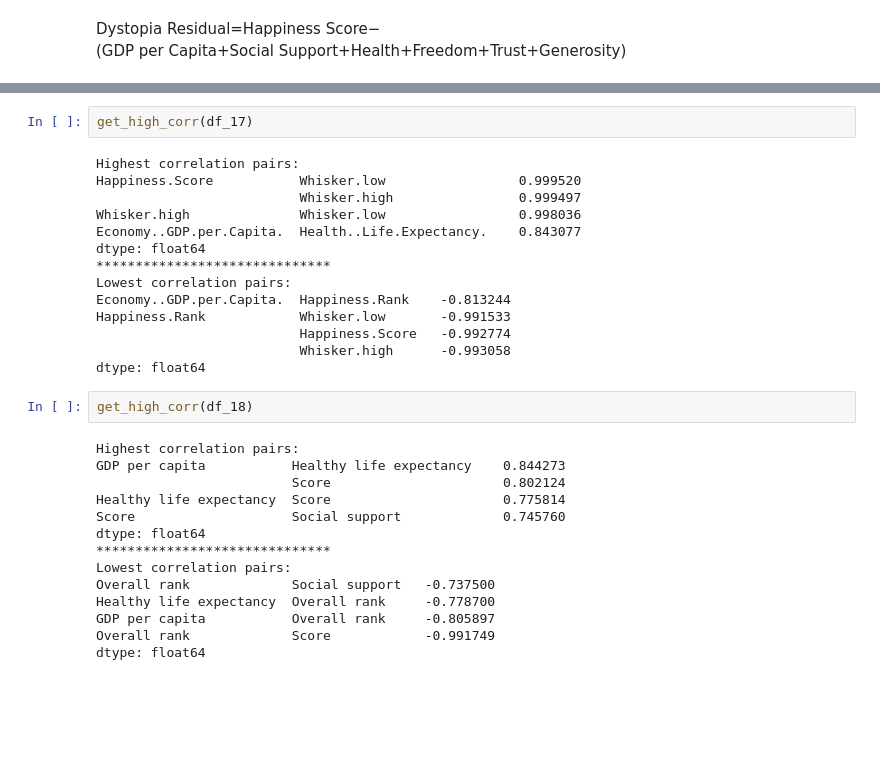
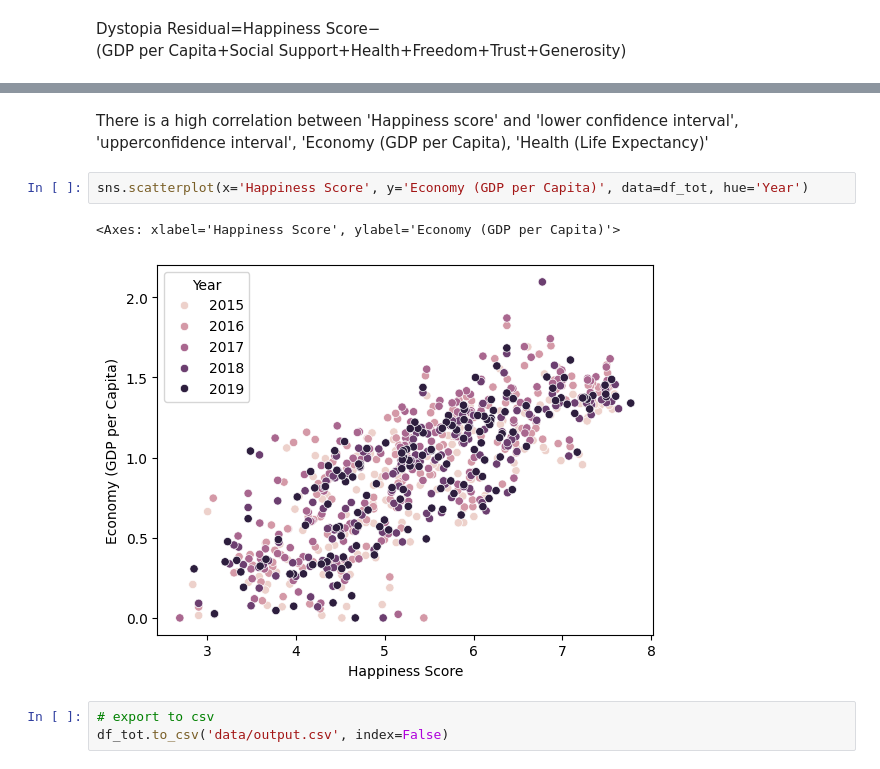
Before and after one commit to Rahifhiba/World-happiness-Report, a Jupyter notebook: data_study.ipynb, the cells around one changed output, grey strips where cells are left out. Cells and saved outputs as stored; diff of their text form; blank space fills up the shorter version.

```diff
--- a/data_study.ipynb
+++ b/data_study.ipynb
@@ -524,32 +525,10 @@ dtype: float64
-# %%
-get_high_corr(df_17)
-# %% [output]
-Highest correlation pairs:
-Happiness.Score           Whisker.low                 0.999520
-                          Whisker.high                0.999497
-Whisker.high              Whisker.low                 0.998036
-Economy..GDP.per.Capita.  Health..Life.Expectancy.    0.843077
-dtype: float64
-******************************
-Lowest correlation pairs:
-Economy..GDP.per.Capita.  Happiness.Rank    -0.813244
-Happiness.Rank            Whisker.low       -0.991533
-                          Happiness.Score   -0.992774
-                          Whisker.high      -0.993058
-dtype: float64
-# %%
-get_high_corr(df_18)
-# %% [output]
-Highest correlation pairs:
-GDP per capita           Healthy life expectancy    0.844273
-                         Score                      0.802124
-Healthy life expectancy  Score                      0.775814
-Score                    Social support             0.745760
-dtype: float64
-******************************
-Lowest correlation pairs:
-Overall rank             Social support   -0.737500
-Healthy life expectancy  Overall rank     -0.778700
-GDP per capita           Overall rank     -0.805897
-Overall rank             Score            -0.991749
-dtype: float64
+# %% [markdown]
+There is a high correlation between 'Happiness score' and 'lower confidence interval', 'upperconfidence interval', 'Economy (GDP per Capita), 'Health (Life Expectancy)'
+# %%
+sns.scatterplot(x='Happiness Score', y='Economy (GDP per Capita)', data=df_tot, hue='Year')
+# %% [output]
+<Axes: xlabel='Happiness Score', ylabel='Economy (GDP per Capita)'>
+[figure, added]
+# %%
+# export to csv
+df_tot.to_csv('data/output.csv', index=False)
```
Also changed, not shown: parts of 5 cells of this notebook, 4 other files.
